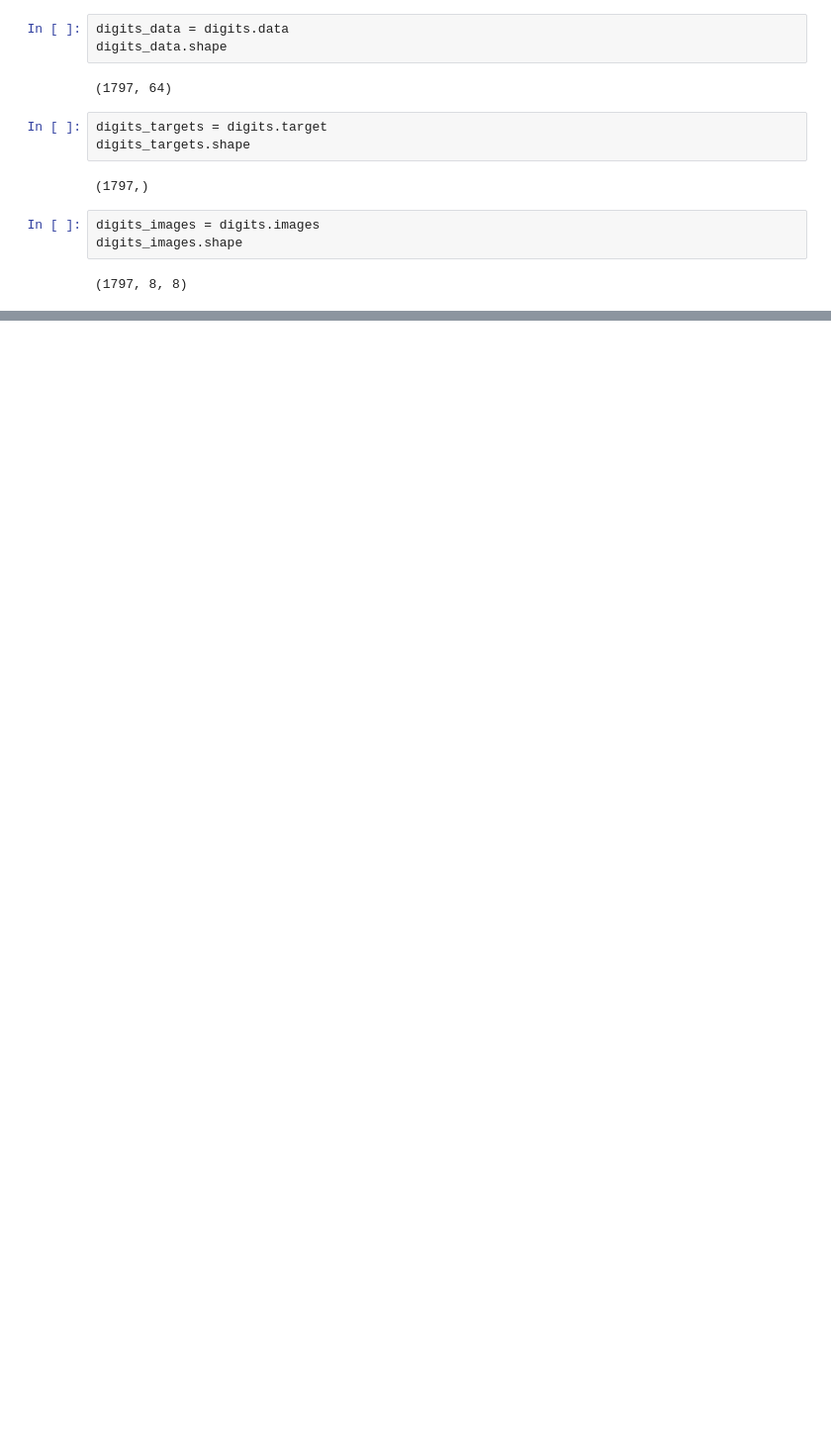
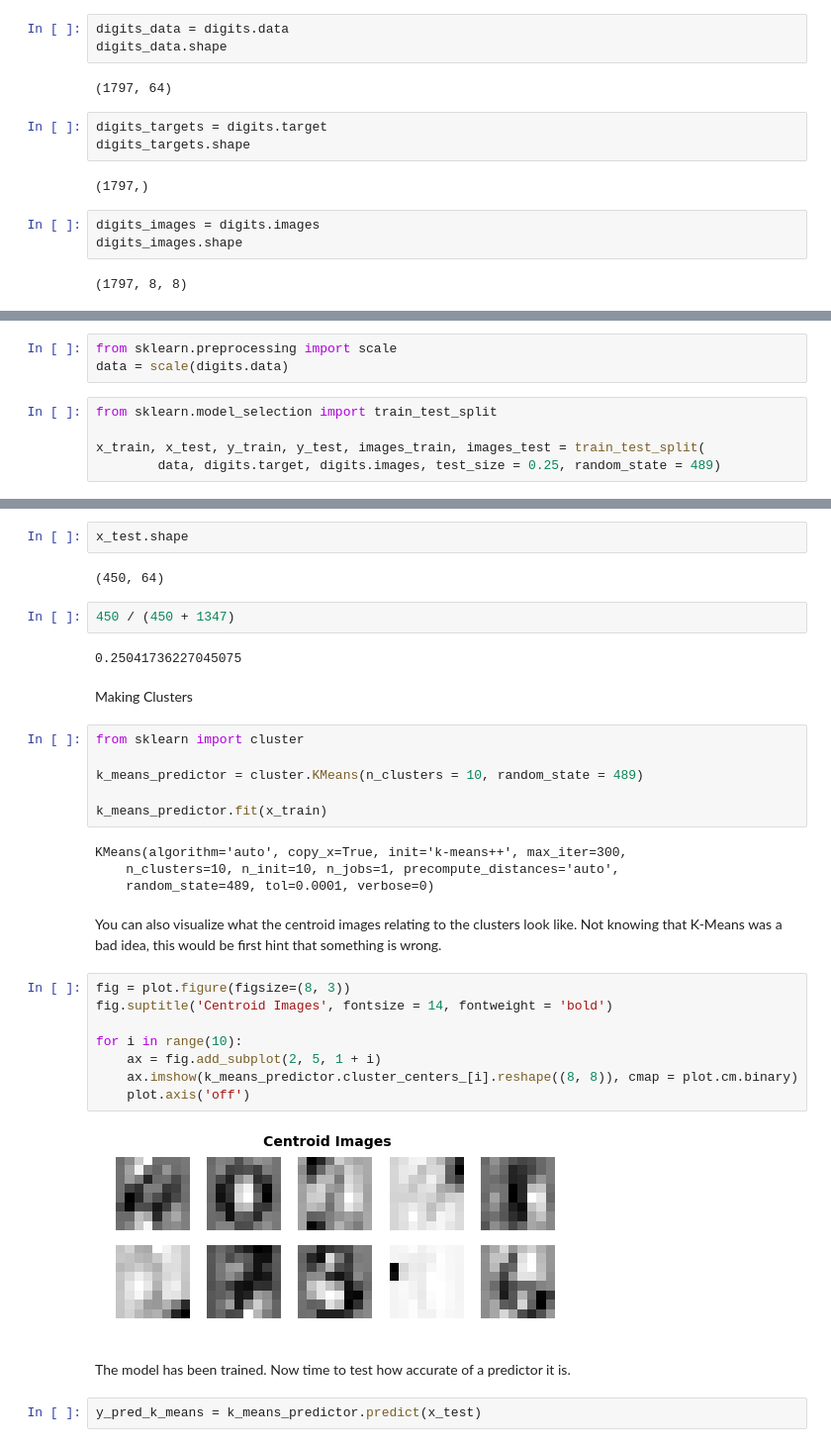
Before and after one commit to alecglen/bcb_python_workshop, a Jupyter notebook: bcb_python_workshop_2018.ipynb, the cells around one changed output, grey strips where cells are left out. Shown at 99% size. Saved outputs shown, nothing was run; the diff lists cells and outputs as text; blank space fills up the shorter version.

Commit message:
Added first machine learning process and evaluation (K-Means)

```diff
--- a/bcb_python_workshop_2018.ipynb
+++ b/bcb_python_workshop_2018.ipynb
@@ -171,0 +180,8 @@ for index, (image, label) in enumerate(image_label_list[:8]):
+# %%
+from sklearn.preprocessing import scale
+data = scale(digits.data)
+# %%
+from sklearn.model_selection import train_test_split
+
+x_train, x_test, y_train, y_test, images_train, images_test = train_test_split(
+        data, digits.target, digits.images, test_size = 0.25, random_state = 489)
@@ -171,0 +192,36 @@ for index, (image, label) in enumerate(image_label_list[:8]):
+# %%
+x_test.shape
+# %% [output]
+(450, 64)
+# %%
+450 / (450 + 1347)
+# %% [output]
+0.25041736227045075
+# %% [markdown]
+Making Clusters
+# %%
+from sklearn import cluster
+
+k_means_predictor = cluster.KMeans(n_clusters = 10, random_state = 489)
+
+k_means_predictor.fit(x_train)
+# %% [output]
+KMeans(algorithm='auto', copy_x=True, init='k-means++', max_iter=300,
+    n_clusters=10, n_init=10, n_jobs=1, precompute_distances='auto',
+    random_state=489, tol=0.0001, verbose=0)
+# %% [markdown]
+You can also visualize what the centroid images relating to the clusters look like. Not knowing that K-Means was a bad idea, this would be first hint that something is wrong.
+# %%
+fig = plot.figure(figsize=(8, 3))
+fig.suptitle('Centroid Images', fontsize = 14, fontweight = 'bold')
+
+for i in range(10):
+    ax = fig.add_subplot(2, 5, 1 + i)
+    ax.imshow(k_means_predictor.cluster_centers_[i].reshape((8, 8)), cmap = plot.cm.binary)
+    plot.axis('off')
+# %% [output]
+[figure, added]
+# %% [markdown]
+The model has been trained. Now time to test how accurate of a predictor it is.
+# %%
+y_pred_k_means = k_means_predictor.predict(x_test)
```
Also changed, not shown: parts of 8 cells of this notebook.
